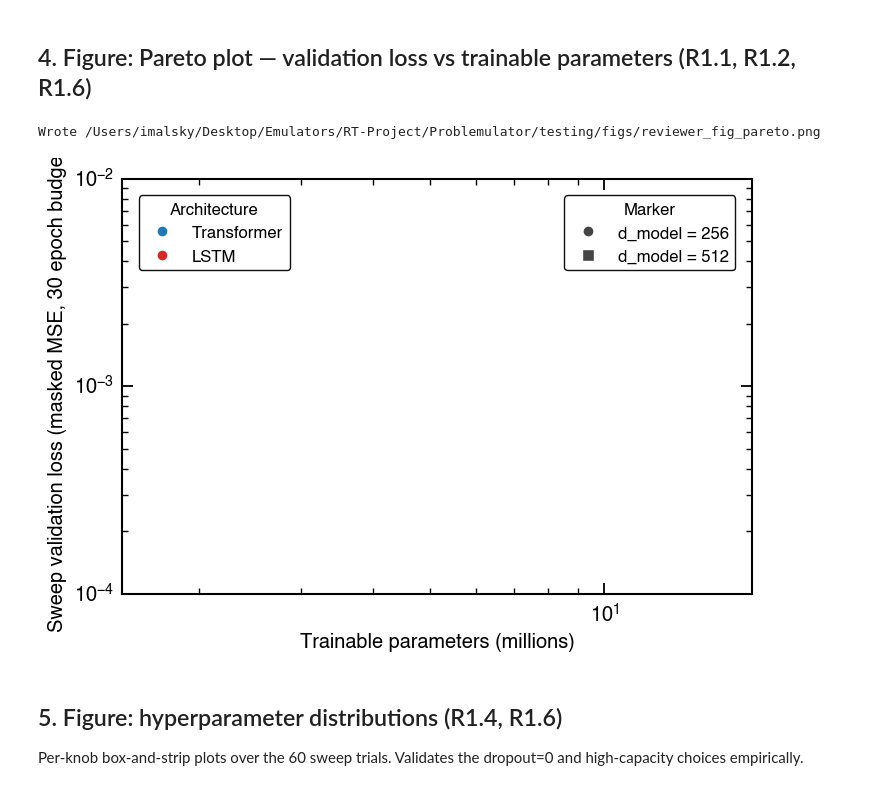
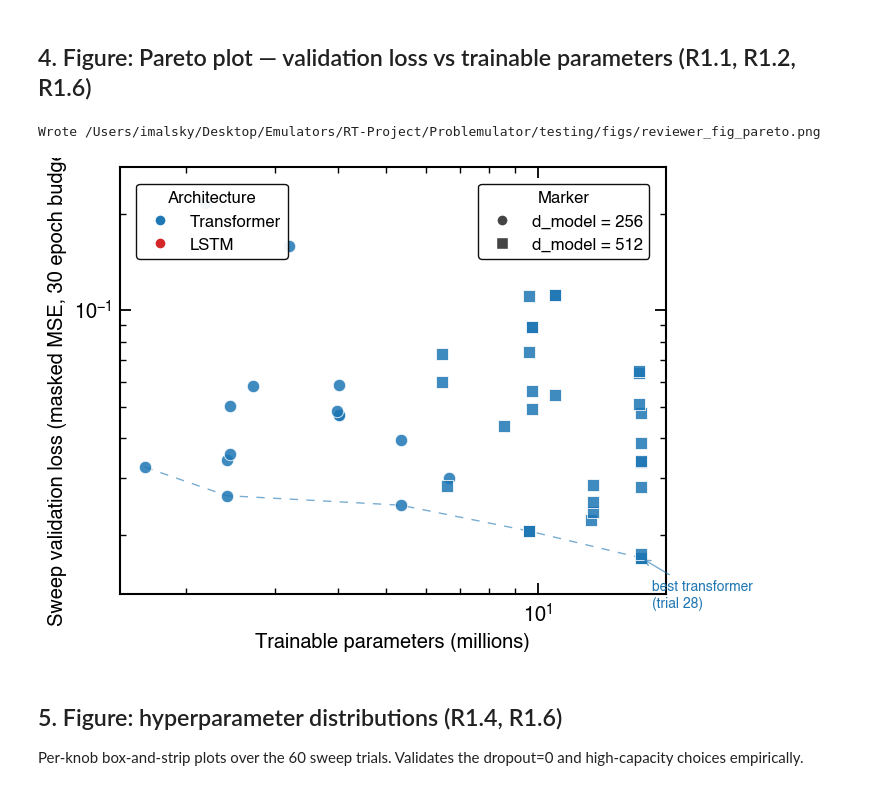
Before and after one commit to imalsky/Problemulator, a Jupyter notebook: testing/paper_revision.ipynb, the cells around one changed output. Cells and saved outputs as stored; diff of their text form; code cells hidden in the pictures.

```diff
--- a/testing/paper_revision.ipynb
+++ b/testing/paper_revision.ipynb
@@ -52,6 +52,7 @@ PROC_TEST = PROC_ROOT / "test"
 NORM_META_PATH = PROC_ROOT / "normalization_metadata.json"
 STYLE_PATH = TESTING_DIR / "science.mplstyle"
 STANDALONE_PT2 = MODEL_DIR / "stand_alone_model.pt2"
+MODEL_PRESENT = MODEL_DIR.is_dir() and (MODEL_DIR / "train_config.json").is_file()
 
 if STYLE_PATH.is_file():
     plt.style.use(str(STYLE_PATH))
@@ -76,6 +77,7 @@ print(f"MODEL_DIR    = {MODEL_DIR}")
 print(f"TUNE_DIR     = {TUNE_DIR}")
 print(f"FIGS_DIR     = {FIGS_DIR}")
 print(f"DEVICE_RUN   = {DEVICE_RUN}")
+print(f"MODEL_PRESENT= {MODEL_PRESENT}  (set False until `sbatch train.sh` populates MODEL_DIR)")
 print(f"torch        = {torch.__version__}")
 # %% [output]
 PROJECT_ROOT = /Users/imalsky/Desktop/Emulators/RT-Project/Problemulator
@@ -300,35 +306,35 @@ ax.annotate(
 
 arch_handles = [
     Line2D([0], [0], marker="o", color="w", markerfacecolor=s["color"],
            markeredgecolor="white", markersize=8, label=s["label"])
     for s in ARCH_STYLE.values()
 ]
 dmodel_handles = [
     Line2D([0], [0], marker=marker, color="#444", linestyle="None",
            markerfacecolor="#444", markeredgecolor="white", markersize=8,
            label=f"d_model = {d_val}")
     for d_val, marker in DMODEL_MARKER.items()
 ]
 legend1 = ax.legend(handles=arch_handles, loc="upper left",
                     frameon=True, framealpha=0.94, title="Architecture")
 ax.add_artist(legend1)
 ax.legend(handles=dmodel_handles, loc="upper right",
           frameon=True, framealpha=0.94, title="Marker")
 
 ax.set_xlabel("Trainable parameters (millions)")
 ax.set_ylabel("Sweep validation loss (masked MSE, 30 epoch budget)")
 ax.set_xscale("log")
 ax.set_yscale("log")
-ax.set_ylim(1e-4, 1e-2)
+#ax.set_ylim(1e-2, 1e0)
 
 fig.tight_layout()
 out = FIGS_DIR / "reviewer_fig_pareto.png"
 fig.savefig(out, dpi=220, bbox_inches="tight")
 print(f"Wrote {out}")
 plt.show()
 # %% [output]
 Wrote /Users/imalsky/Desktop/Emulators/RT-Project/Problemulator/testing/figs/reviewer_fig_pareto.png
-[figure, old version]
+[figure, new version]
 # %% [markdown]
 ## 5. Figure: hyperparameter distributions (R1.4, R1.6)
 
```
Also changed, not shown: parts of 12 cells of this notebook, 1 other file.
